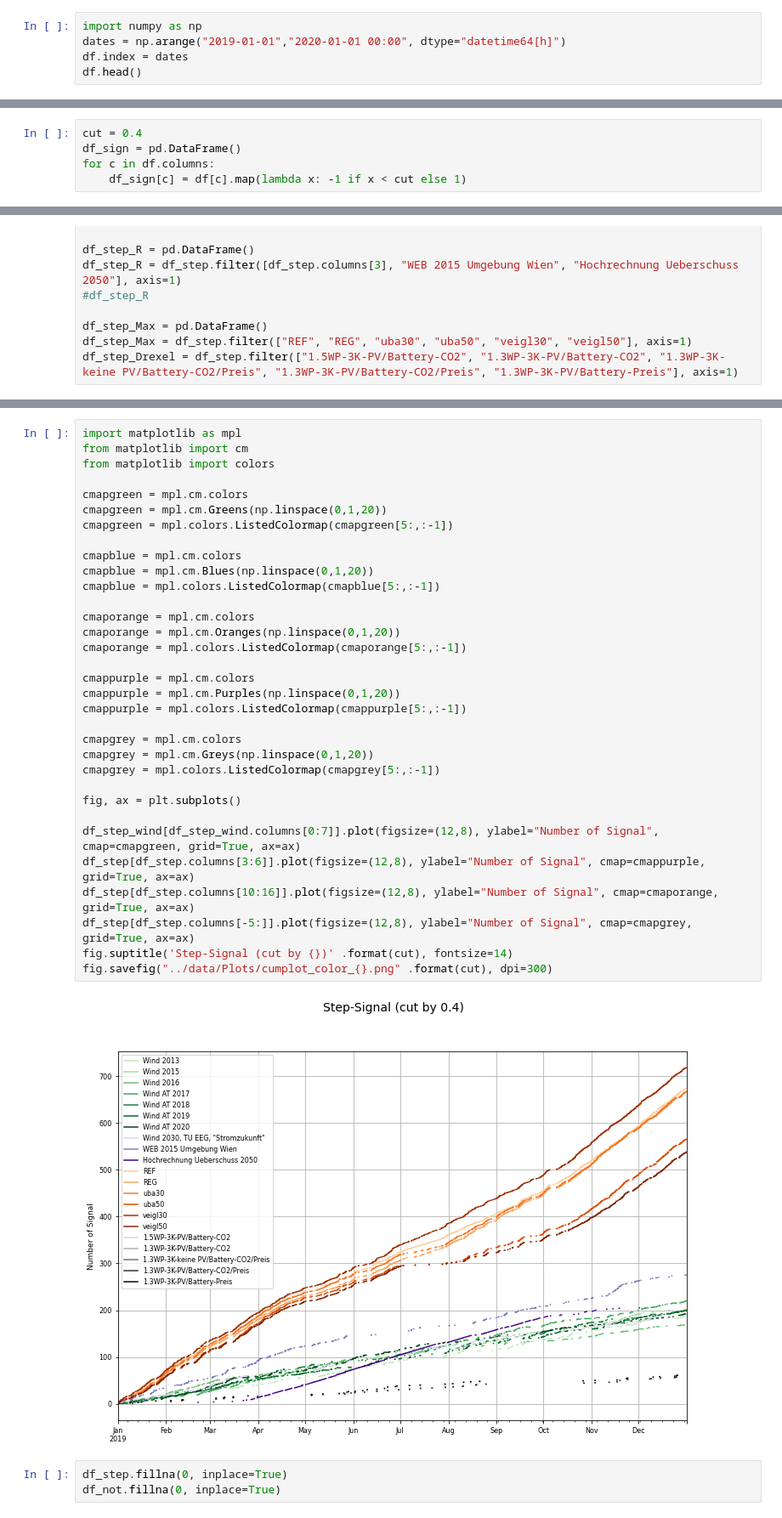
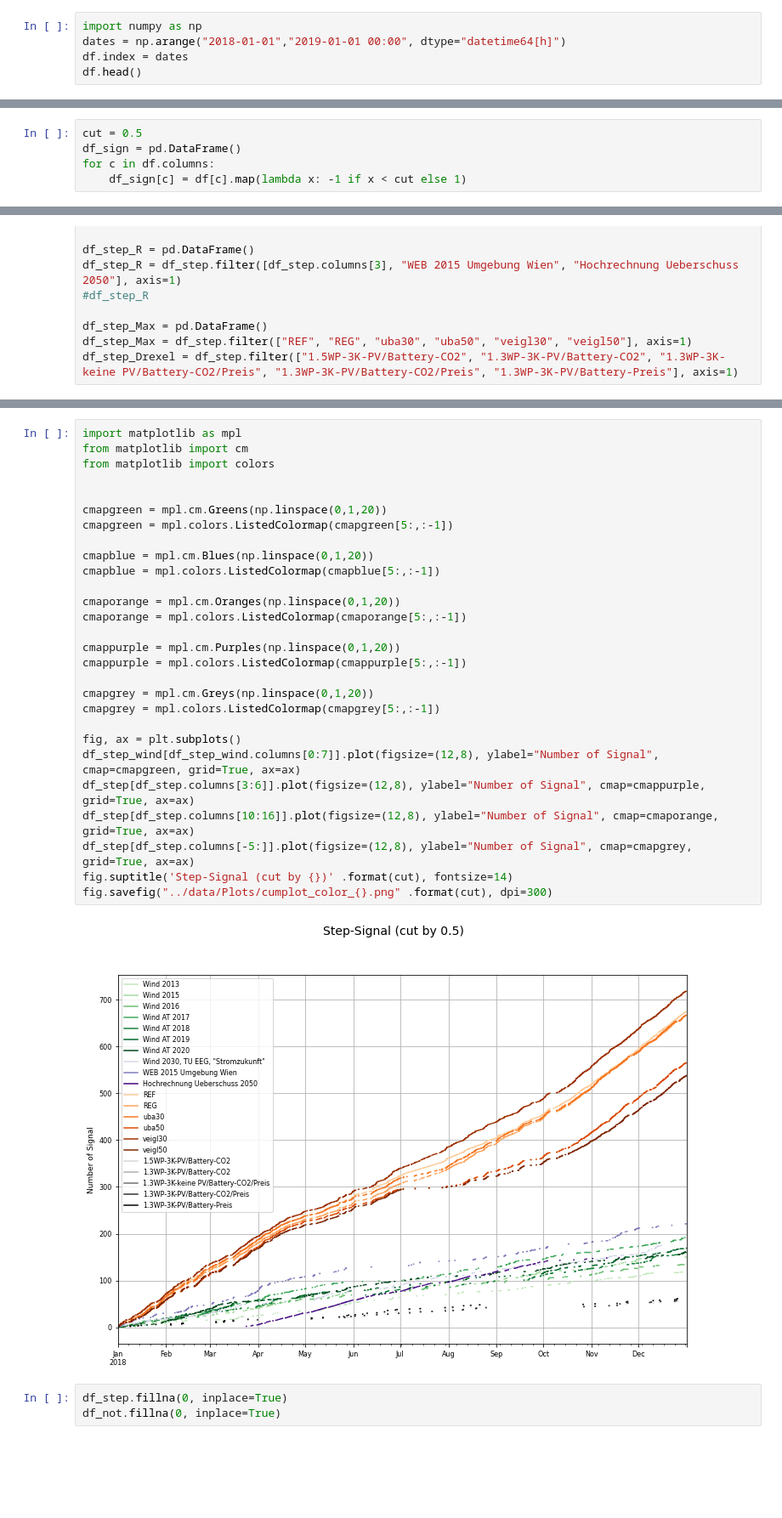
Before and after one commit to simonschaluppe/FLUCCOplus, a Jupyter notebook: notebooks/3.1.5c_Netzdienlichkeitssignal-Analyse.ipynb, the cells around one changed output, grey strips where cells are left out. Shown at 85% size. Cells and saved outputs as stored; diff of their text form; blank space fills up the shorter version.

```diff
--- a/notebooks/3.1.5c_Netzdienlichkeitssignal-Analyse.ipynb
+++ b/notebooks/3.1.5c_Netzdienlichkeitssignal-Analyse.ipynb
@@ -34,7 +34,7 @@ def normalize(dataframe, columns=None):
 df = normalize(df)
 # %%
 import numpy as np
-dates = np.arange("2019-01-01","2020-01-01 00:00", dtype="datetime64[h]")
+dates = np.arange("2018-01-01","2019-01-01 00:00", dtype="datetime64[h]")
 df.index = dates
 df.head()
 # %% [output]
@@ -198,7 +198,7 @@ Index(['Wind 2013', 'Wind 2015', 'Wind 2016',
        '1.3WP-3K-PV/Battery-CO2/Preis', '1.3WP-3K-PV/Battery-Preis'],
       dtype='object')
 # %%
-cut = 0.4
+cut = 0.5
 df_sign = pd.DataFrame()
 for c in df.columns:
     df_sign[c] = df[c].map(lambda x: -1 if x < cut else 1)
@@ -326,38 +294,33 @@ df_step_Drexel
 # %%
 import matplotlib as mpl
 from matplotlib import cm
 from matplotlib import colors
 
-cmapgreen = mpl.cm.colors
+
 cmapgreen = mpl.cm.Greens(np.linspace(0,1,20))
 cmapgreen = mpl.colors.ListedColormap(cmapgreen[5:,:-1])
 
-cmapblue = mpl.cm.colors
 cmapblue = mpl.cm.Blues(np.linspace(0,1,20))
 cmapblue = mpl.colors.ListedColormap(cmapblue[5:,:-1])
 
-cmaporange = mpl.cm.colors
 cmaporange = mpl.cm.Oranges(np.linspace(0,1,20))
 cmaporange = mpl.colors.ListedColormap(cmaporange[5:,:-1])
 
-cmappurple = mpl.cm.colors
 cmappurple = mpl.cm.Purples(np.linspace(0,1,20))
 cmappurple = mpl.colors.ListedColormap(cmappurple[5:,:-1])
 
-cmapgrey = mpl.cm.colors
 cmapgrey = mpl.cm.Greys(np.linspace(0,1,20))
 cmapgrey = mpl.colors.ListedColormap(cmapgrey[5:,:-1])
 
 fig, ax = plt.subplots()
-
 df_step_wind[df_step_wind.columns[0:7]].plot(figsize=(12,8), ylabel="Number of Signal", cmap=cmapgreen, grid=True, ax=ax)
 df_step[df_step.columns[3:6]].plot(figsize=(12,8), ylabel="Number of Signal", cmap=cmappurple, grid=True, ax=ax)
 df_step[df_step.columns[10:16]].plot(figsize=(12,8), ylabel="Number of Signal", cmap=cmaporange, grid=True, ax=ax)
 df_step[df_step.columns[-5:]].plot(figsize=(12,8), ylabel="Number of Signal", cmap=cmapgrey, grid=True, ax=ax)
 fig.suptitle('Step-Signal (cut by {})' .format(cut), fontsize=14)
 fig.savefig("../data/Plots/cumplot_color_{}.png" .format(cut), dpi=300)
 # %% [output]
-[figure, old version]
+[figure, new version]
 # %%
 df_step.fillna(0, inplace=True)
 df_not.fillna(0, inplace=True)
```
Also changed, not shown: parts of 43 cells of this notebook, 3 other files.
